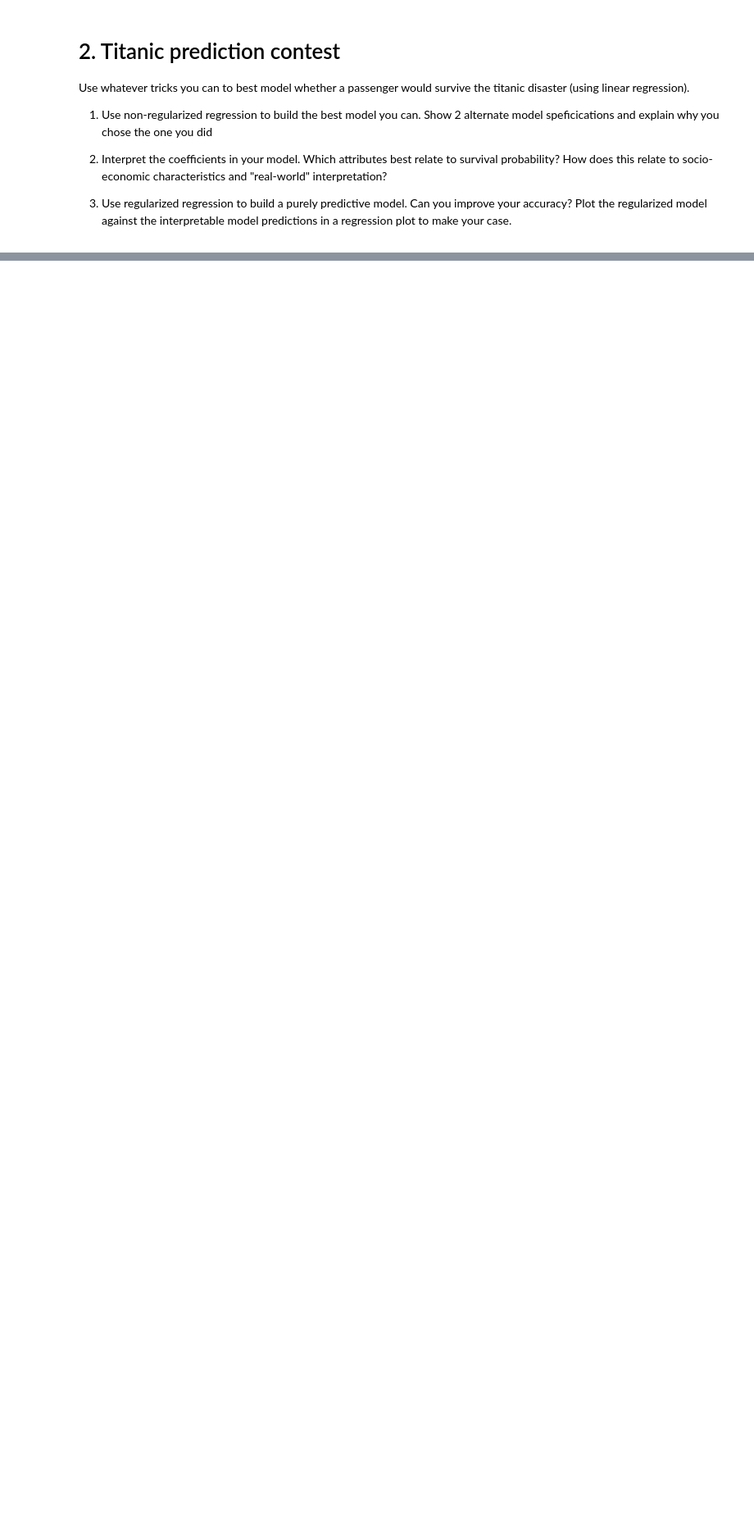
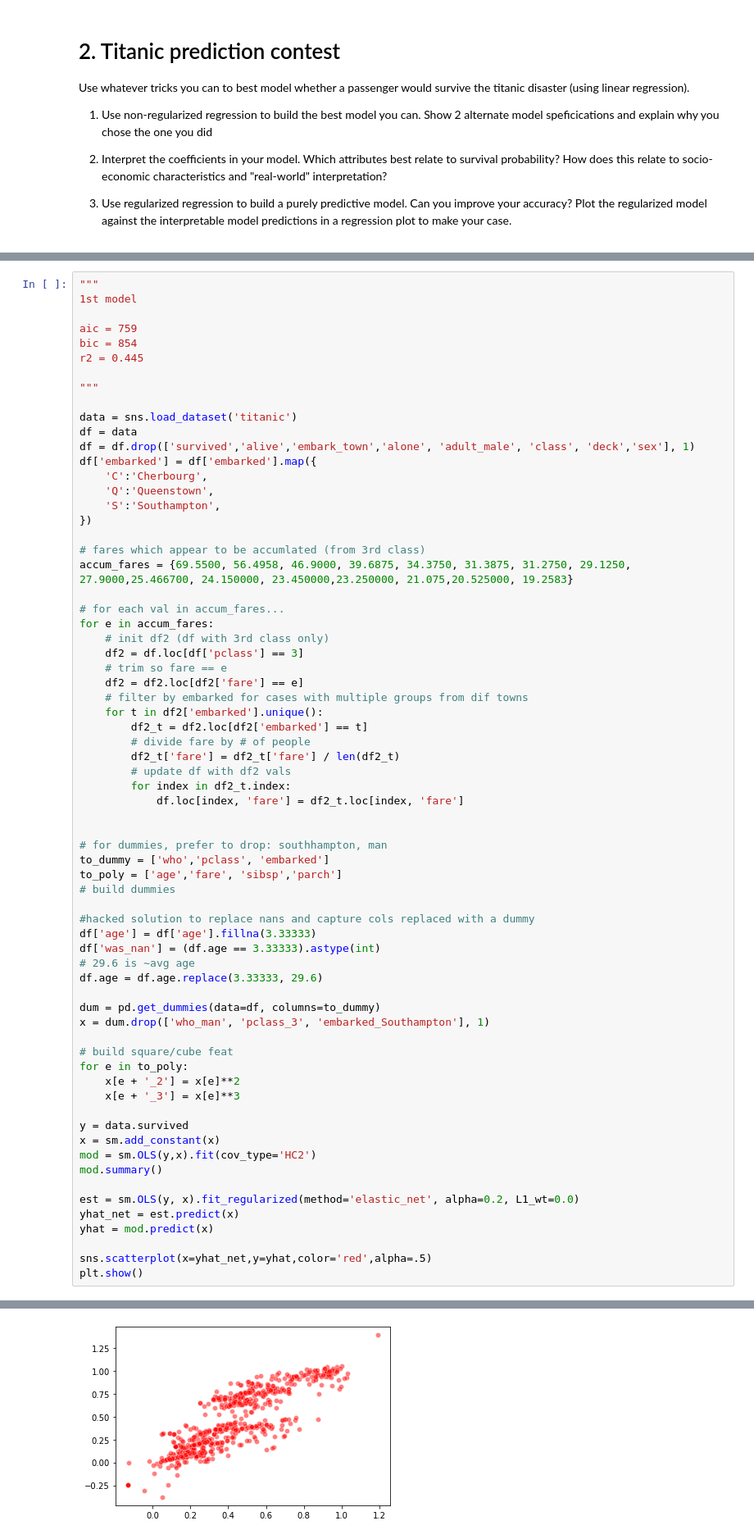
Before and after one commit to cb-ds-1/m3-3-engineering-regression, a Jupyter notebook: workshop.ipynb, the cells around one changed output, grey strips where cells are left out. Shown at 82% size. Saved outputs shown, nothing was run; the diff lists cells and outputs as text; blank space fills up the shorter version.

```diff
--- a/workshop.ipynb
+++ b/workshop.ipynb
@@ -20,0 +141,69 @@ Use whatever tricks you can to best model whether a passenger would survive the
+# %%
+"""
+1st model
+
+aic = 759
+bic = 854
+r2 = 0.445
+
+"""
+
+data = sns.load_dataset('titanic')
+df = data
+df = df.drop(['survived','alive','embark_town','alone', 'adult_male', 'class', 'deck','sex'], 1)
+df['embarked'] = df['embarked'].map({
+    'C':'Cherbourg',
+    'Q':'Queenstown',
+    'S':'Southampton',
+})
+
+# fares which appear to be accumlated (from 3rd class)
+accum_fares = {69.5500, 56.4958, 46.9000, 39.6875, 34.3750, 31.3875, 31.2750, 29.1250, 27.9000,25.466700, 24.150000, 23.450000,23.250000, 21.075,20.525000, 19.2583}
+
+# for each val in accum_fares...
+for e in accum_fares:
+    # init df2 (df with 3rd class only)
+    df2 = df.loc[df['pclass'] == 3]
+    # trim so fare == e
+    df2 = df2.loc[df2['fare'] == e]
+    # filter by embarked for cases with multiple groups from dif towns
+    for t in df2['embarked'].unique():
+        df2_t = df2.loc[df2['embarked'] == t]
+        # divide fare by # of people
+        df2_t['fare'] = df2_t['fare'] / len(df2_t)
+        # update df with df2 vals
+        for index in df2_t.index:
+            df.loc[index, 'fare'] = df2_t.loc[index, 'fare']
+
+
+# for dummies, prefer to drop: southhampton, man
+to_dummy = ['who','pclass', 'embarked']
+to_poly = ['age','fare', 'sibsp','parch']
+# build dummies
+
+#hacked solution to replace nans and capture cols replaced with a dummy
+df['age'] = df['age'].fillna(3.33333)
+df['was_nan'] = (df.age == 3.33333).astype(int)
+# 29.6 is ~avg age
+df.age = df.age.replace(3.33333, 29.6)
+
+dum = pd.get_dummies(data=df, columns=to_dummy)
+x = dum.drop(['who_man', 'pclass_3', 'embarked_Southampton'], 1)
+
+# build square/cube feat
+for e in to_poly:
+    x[e + '_2'] = x[e]**2
+    x[e + '_3'] = x[e]**3
+
+y = data.survived
+x = sm.add_constant(x)
+mod = sm.OLS(y,x).fit(cov_type='HC2')
+mod.summary()
+
+est = sm.OLS(y, x).fit_regularized(method='elastic_net', alpha=0.2, L1_wt=0.0)
+yhat_net = est.predict(x)
+yhat = mod.predict(x)
+
+sns.scatterplot(x=yhat_net,y=yhat,color='red',alpha=.5)
+plt.show()
+# %% [output]
@@ -20,0 +215 @@ Use whatever tricks you can to best model whether a passenger would survive the
+[figure, added]
```
Also changed, not shown: parts of 15 cells of this notebook.
